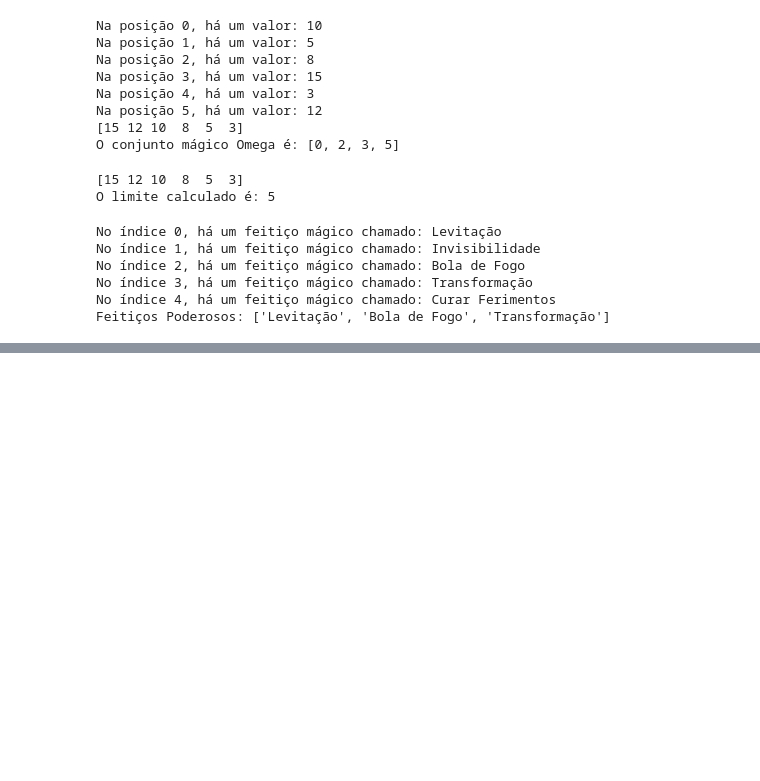
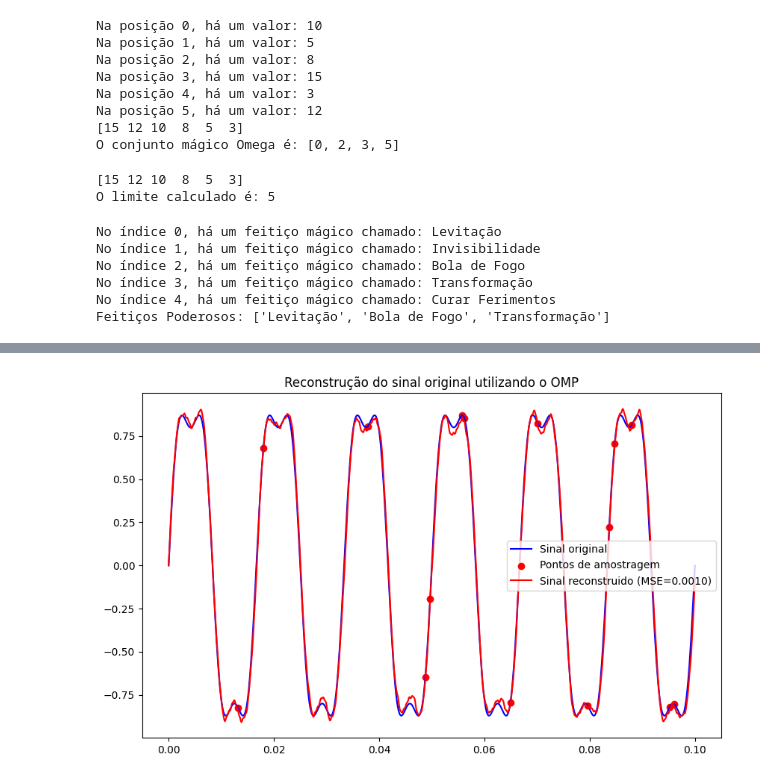
Before and after one commit to AugustoBonifacio001/AugustoBonifacio001, a Jupyter notebook: exercicio_cosamp.ipynb, the cells around one changed output, grey strips where cells are left out. Saved outputs shown, nothing was run; the diff lists cells and outputs as text; code cells hidden in the pictures; blank space fills up the shorter version.

```diff
--- a/exercicio_cosamp.ipynb
+++ b/exercicio_cosamp.ipynb
@@ -272,0 +325,35 @@ Feitiços Poderosos: ['Levitação', 'Bola de Fogo', 'Transformação']
+# %%
+def omp(Phi, u, s):
+  omp_model = OrthogonalMatchingPursuit(n_nonzero_coefs=s)
+  omp_model.fit(Phi, u)
+  return omp_model.coef_
+
+def calculate_mse(original, reconstructed):
+  return np.mean((original - reconstructed)**2)
+# %%
+n = 6*128
+t = np.linspace(0.0, 0.1, num=n)
+x= np.sin(60*2*np.pi*t) + 0.2*np.sin(180*2*np.pi*t)
+
+p = 15
+amostras_aleatorias = np.round((n-1)*np.random.rand(p)).astype(int)
+y = x[amostras_aleatorias]
+
+Phi = np.fft.fft(np.eye(n,n))
+CPhi = np.imag(Phi[amostras_aleatorias, :])
+
+s_reconstruido = omp(CPhi, y, 10)
+
+x_rec = np.imag(np.fft.fft(s_reconstruido))
+
+mse_omp = calculate_mse(x, x_rec)
+
+plt.figure(figsize=(10, 6))
+plt.plot(t, x, 'b', label = 'Sinal original')
+plt.scatter(t[amostras_aleatorias], x[amostras_aleatorias], color= 'red', label = 'Pontos de amostragem')
+plt.plot(t, x_rec, 'r', label =f'Sinal reconstruido (MSE={mse_omp:.4f})')
+plt.title("Reconstrução do sinal original utilizando o OMP")
+plt.legend()
+plt.show()
+# %% [output]
+[figure, added]
```
Also changed, not shown: parts of 4 cells of this notebook.
